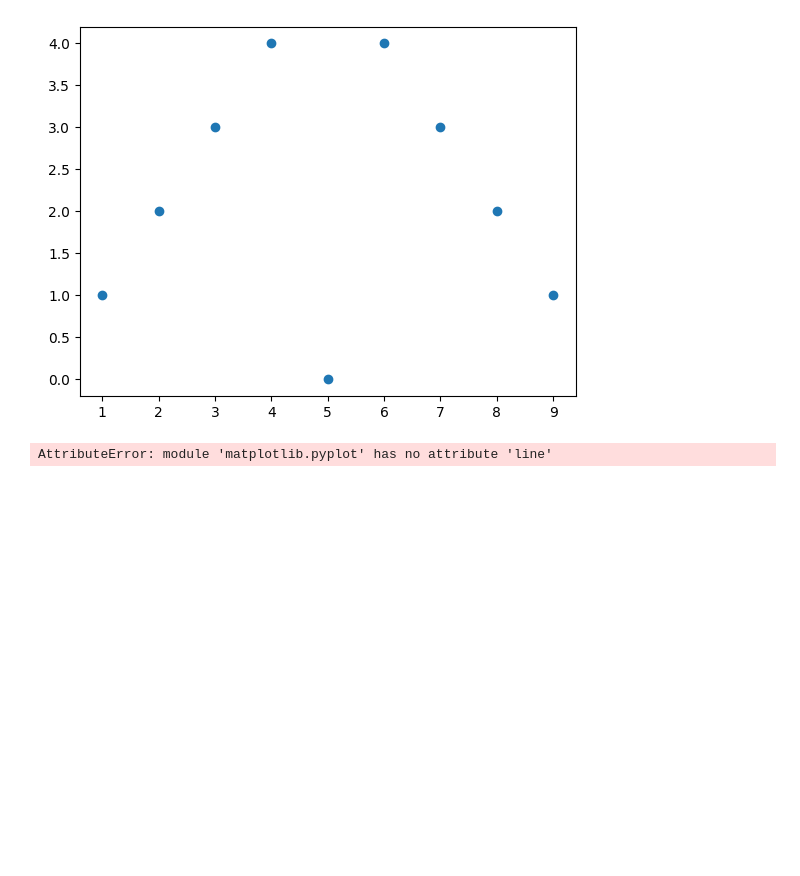
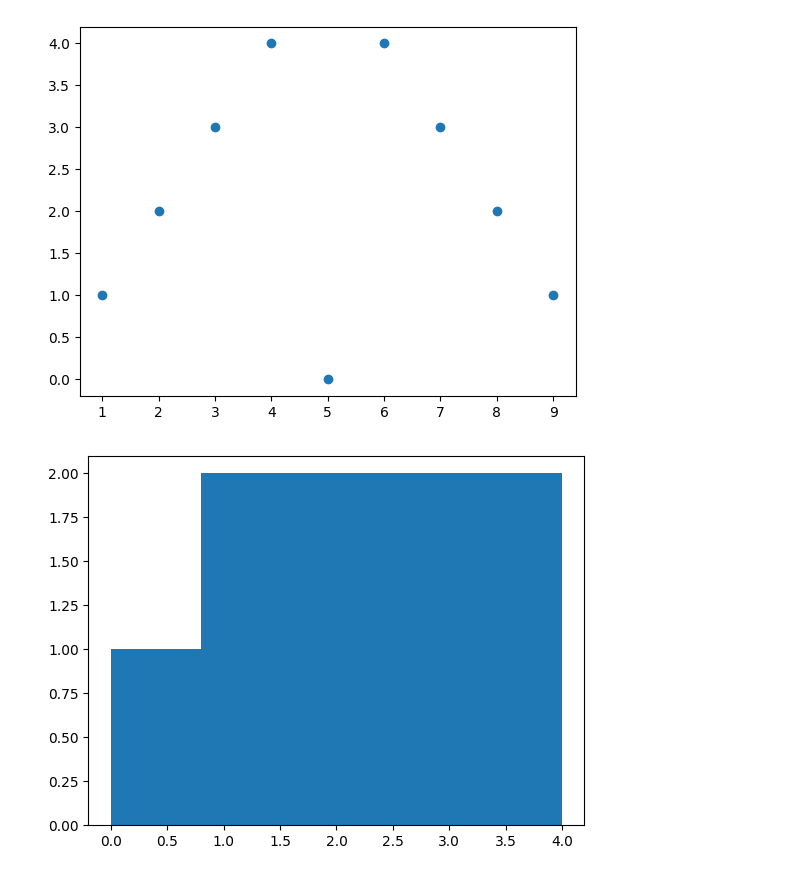
Before and after one commit to AbhishekShah272002/Machine-Learning-Study., a Jupyter notebook: Work/Work_06.ipynb, the cells around one changed output. Drawn from its saved outputs; the diff is of its cells as text; code cells hidden in the pictures; blank space fills up the shorter version.

```diff
--- a/Work/Work_06.ipynb
+++ b/Work/Work_06.ipynb
@@ -50,7 +50,7 @@ plt.show()
 # %%
 x = range(1, 10)
 y = [1, 2, 3, 4, 0, 4, 3, 2, 1]
-plt.scatter(x, y)
+plt.hist(y, bins=5)
 plt.show()
 # %% [output]
-AttributeError: module 'matplotlib.pyplot' has no attribute 'line'
+[figure, added]
```
